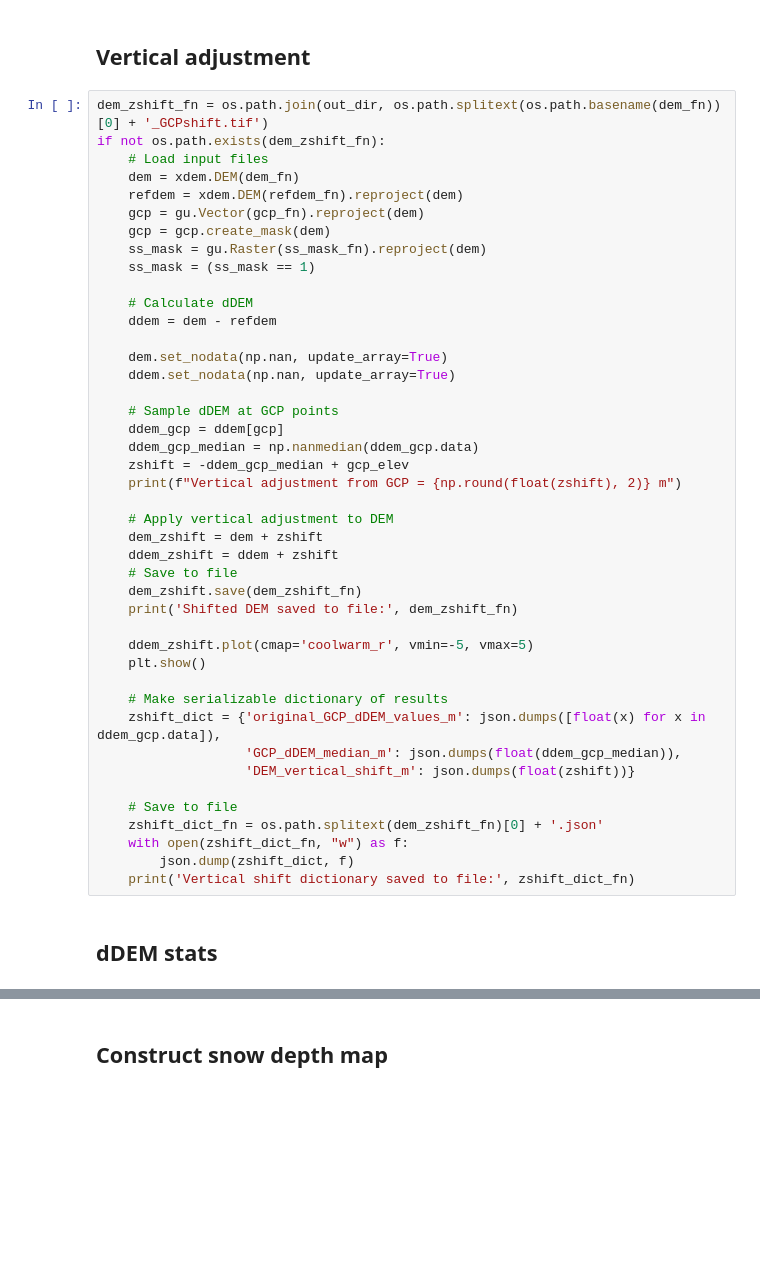
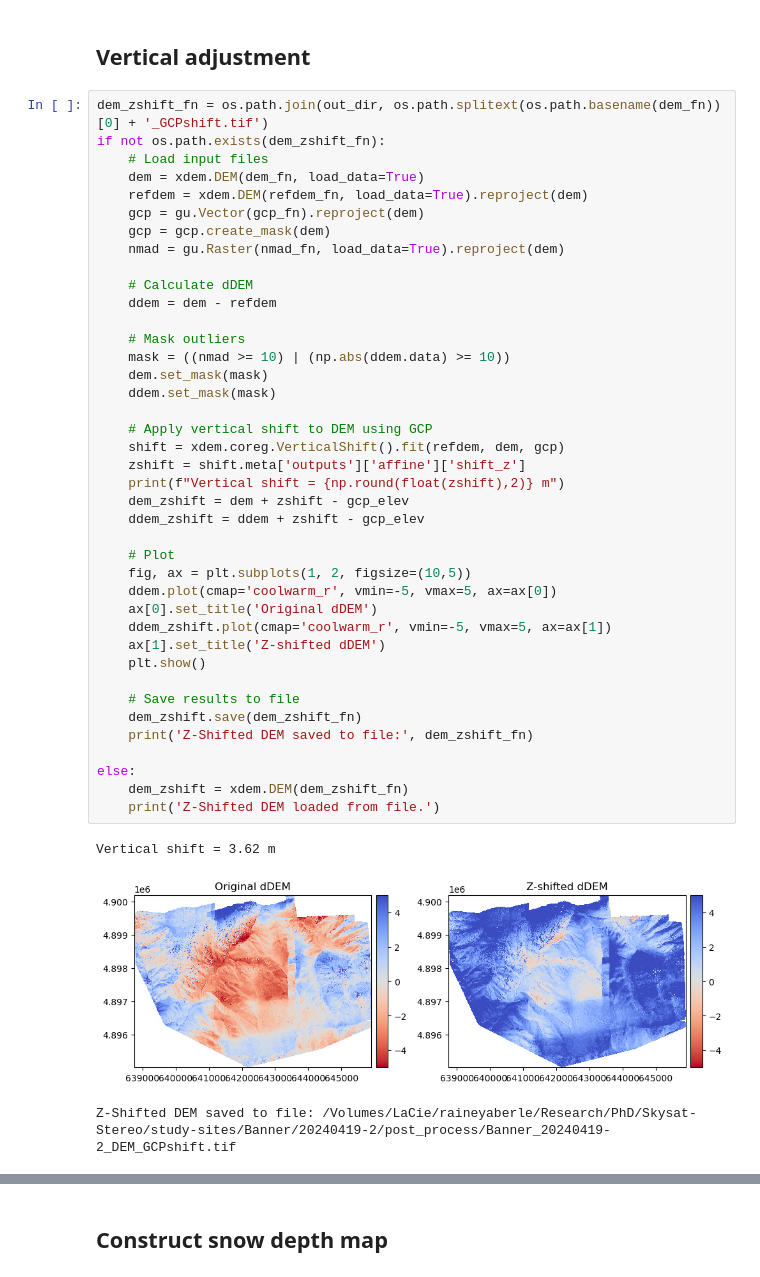
Before and after one commit to RaineyAbe/skysat_stereo_snow, a Jupyter notebook: notebooks/post_process.ipynb, the cells around one changed output, grey strips where cells are left out. Saved outputs shown, nothing was run; the diff lists cells and outputs as text; blank space fills up the shorter version.

```diff
--- a/notebooks/post_process.ipynb
+++ b/notebooks/post_process.ipynb
@@ -39,45 +42,44 @@ if not os.path.exists(out_dir):
 # %%
 dem_zshift_fn = os.path.join(out_dir, os.path.splitext(os.path.basename(dem_fn))[0] + '_GCPshift.tif')
 if not os.path.exists(dem_zshift_fn):
     # Load input files
-    dem = xdem.DEM(dem_fn)
-    refdem = xdem.DEM(refdem_fn).reproject(dem)
+    dem = xdem.DEM(dem_fn, load_data=True)
+    refdem = xdem.DEM(refdem_fn, load_data=True).reproject(dem)
     gcp = gu.Vector(gcp_fn).reproject(dem)
     gcp = gcp.create_mask(dem)
-    ss_mask = gu.Raster(ss_mask_fn).reproject(dem)
-    ss_mask = (ss_mask == 1)
+    nmad = gu.Raster(nmad_fn, load_data=True).reproject(dem)
 
     # Calculate dDEM
     ddem = dem - refdem
 
-    dem.set_nodata(np.nan, update_array=True)
-    ddem.set_nodata(np.nan, update_array=True)
+    # Mask outliers
+    mask = ((nmad >= 10) | (np.abs(ddem.data) >= 10))
+    dem.set_mask(mask)
+    ddem.set_mask(mask)
 
-    # Sample dDEM at GCP points
-    ddem_gcp = ddem[gcp]
-    ddem_gcp_median = np.nanmedian(ddem_gcp.data)
-    zshift = -ddem_gcp_median + gcp_elev
-    print(f"Vertical adjustment from GCP = {np.round(float(zshift), 2)} m")
+    # Apply vertical shift to DEM using GCP
+    shift = xdem.coreg.VerticalShift().fit(refdem, dem, gcp)
+    zshift = shift.meta['outputs']['affine']['shift_z']
+    print(f"Vertical shift = {np.round(float(zshift),2)} m")
+    dem_zshift = dem + zshift - gcp_elev
+    ddem_zshift = ddem + zshift - gcp_elev
 
-    # Apply vertical adjustment to DEM
-    dem_zshift = dem + zshift
-    ddem_zshift = ddem + zshift
-    # Save to file
-    dem_zshift.save(dem_zshift_fn)
-    print('Shifted DEM saved to file:', dem_zshift_fn)
-
-    ddem_zshift.plot(cmap='coolwarm_r', vmin=-5, vmax=5)
+    # Plot
+    fig, ax = plt.subplots(1, 2, figsize=(10,5))
+    ddem.plot(cmap='coolwarm_r', vmin=-5, vmax=5, ax=ax[0])
+    ax[0].set_title('Original dDEM')
+    ddem_zshift.plot(cmap='coolwarm_r', vmin=-5, vmax=5, ax=ax[1])
+    ax[1].set_title('Z-shifted dDEM')
     plt.show()
 
-    # Make serializable dictionary of results
-    zshift_dict = {'original_GCP_dDEM_values_m': json.dumps([float(x) for x in ddem_gcp.data]),
-                   'GCP_dDEM_median_m': json.dumps(float(ddem_gcp_median)),
-                   'DEM_vertical_shift_m': json.dumps(float(zshift))}
+    # Save results to file
+    dem_zshift.save(dem_zshift_fn)
+    print('Z-Shifted DEM saved to file:', dem_zshift_fn)
 
-    # Save to file
-    zshift_dict_fn = os.path.splitext(dem_zshift_fn)[0] + '.json'
-    with open(zshift_dict_fn, "w") as f:
-        json.dump(zshift_dict, f)
-    print('Vertical shift dictionary saved to file:', zshift_dict_fn)
+else:
+    dem_zshift = xdem.DEM(dem_zshift_fn)
+    print('Z-Shifted DEM loaded from file.')
+# %% [output]
+Vertical shift = 3.62 m
+[figure, added]
+Z-Shifted DEM saved to file: /Volumes/LaCie/raineyaberle/Research/PhD/Skysat-Stereo/study-sites/Banner/20240419-2/post_process/Banner_20240419-2_DEM_GCPshift.tif
-# %% [markdown]
-## dDEM stats
```
Also changed, not shown: parts of 5 cells of this notebook, 18 other files.
